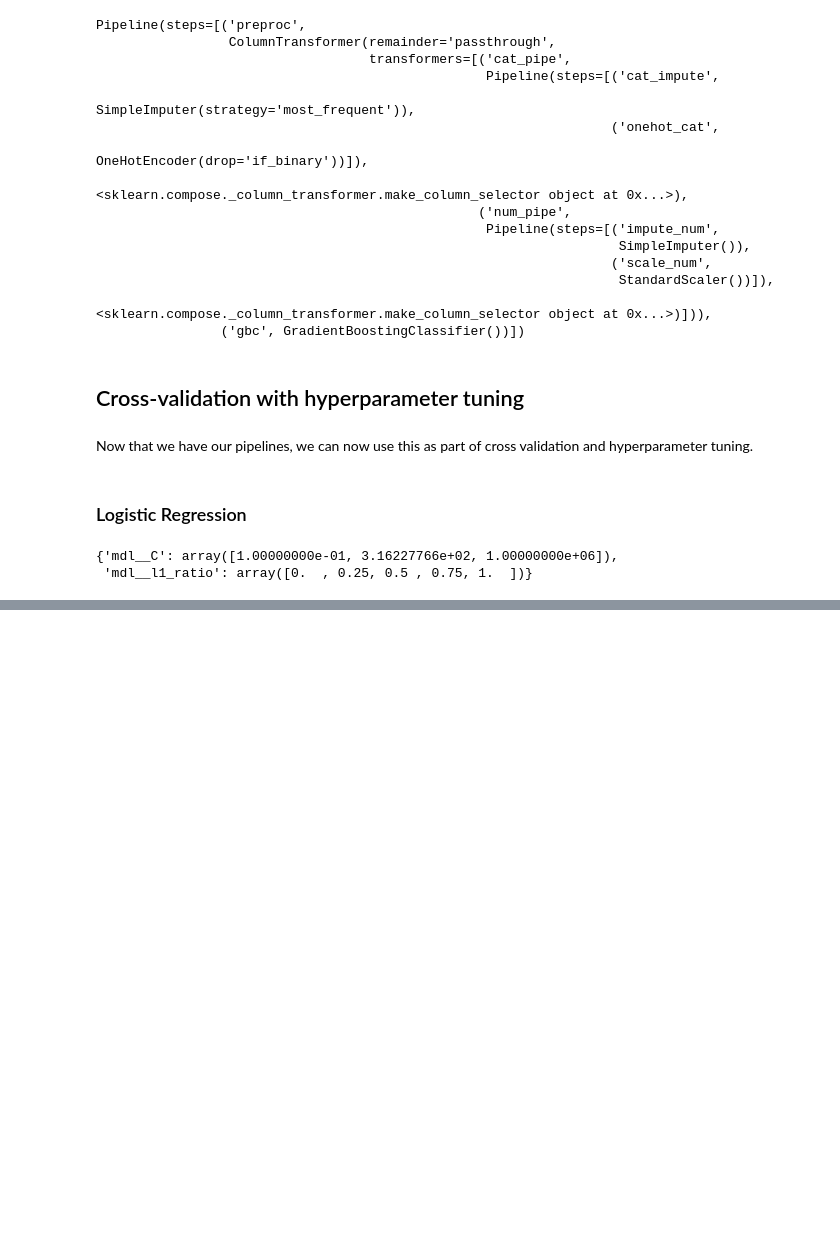
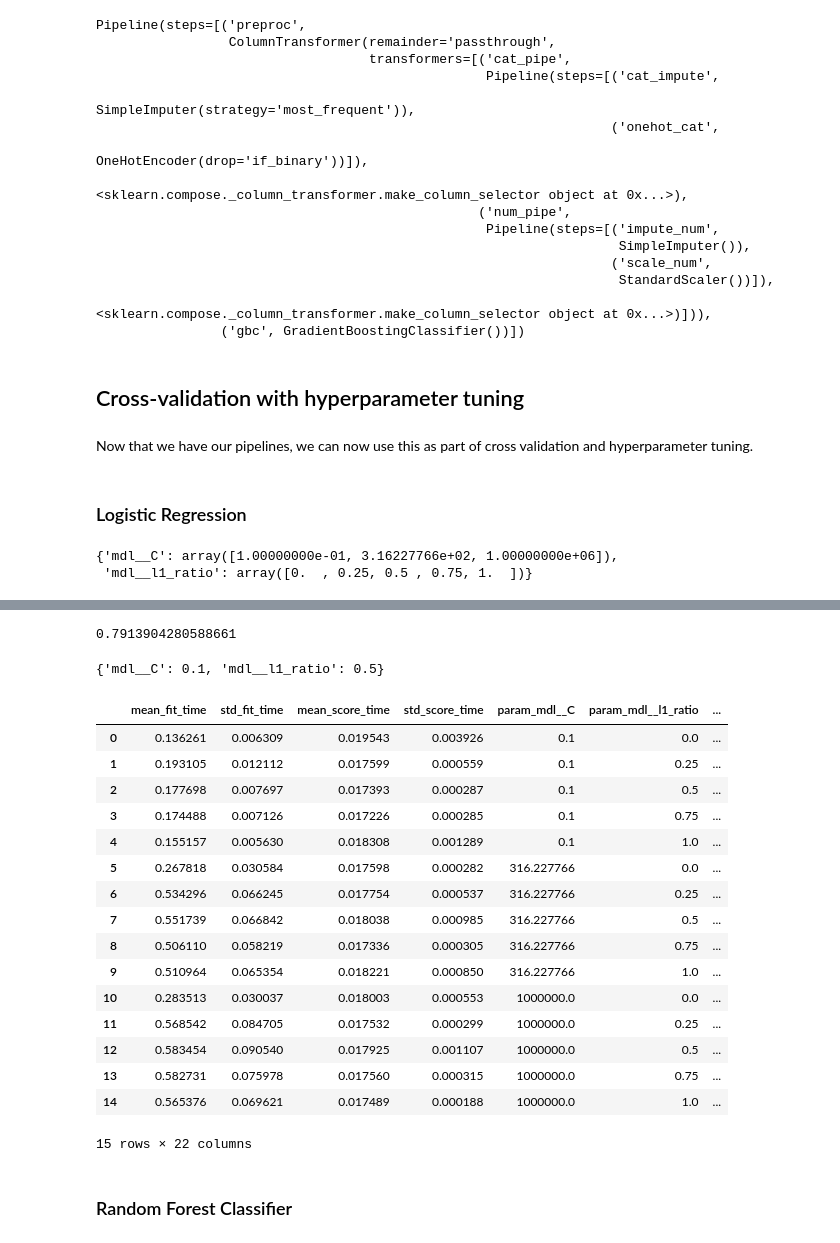
Before and after one commit to vanderbilt-ml/50-shah-mlproj-traffic-accidents, a Jupyter notebook: TrafficAccidents.ipynb, the cells around one changed output, grey strips where cells are left out. Saved outputs shown, nothing was run; the diff lists cells and outputs as text; code cells hidden in the pictures; blank space fills up the shorter version.

```diff
--- a/TrafficAccidents.ipynb
+++ b/TrafficAccidents.ipynb
@@ -399,0 +400,28 @@ ValueError: Found unknown categories ['MOTOR VEHICLE IN TRANSPORT;PARKED MOTOR V
+# %%
+print(grid_search_lg.best_score_)
+grid_search_lg.best_params_
+# %% [output]
+0.7913904280588661
+{'mdl__C': 0.1, 'mdl__l1_ratio': 0.5}
+# %%
+pd.DataFrame(grid_search_lg.cv_results_)
+# %% [output]
+|  | mean_fit_time | std_fit_time | mean_score_time | std_score_time | param_mdl__C | param_mdl__l1_ratio | ... |
+| 0 | 0.136261 | 0.006309 | 0.019543 | 0.003926 | 0.1 | 0.0 | ... |
+| 1 | 0.193105 | 0.012112 | 0.017599 | 0.000559 | 0.1 | 0.25 | ... |
+| 2 | 0.177698 | 0.007697 | 0.017393 | 0.000287 | 0.1 | 0.5 | ... |
+| 3 | 0.174488 | 0.007126 | 0.017226 | 0.000285 | 0.1 | 0.75 | ... |
+| 4 | 0.155157 | 0.005630 | 0.018308 | 0.001289 | 0.1 | 1.0 | ... |
+| 5 | 0.267818 | 0.030584 | 0.017598 | 0.000282 | 316.227766 | 0.0 | ... |
+| 6 | 0.534296 | 0.066245 | 0.017754 | 0.000537 | 316.227766 | 0.25 | ... |
+| 7 | 0.551739 | 0.066842 | 0.018038 | 0.000985 | 316.227766 | 0.5 | ... |
+| 8 | 0.506110 | 0.058219 | 0.017336 | 0.000305 | 316.227766 | 0.75 | ... |
+| 9 | 0.510964 | 0.065354 | 0.018221 | 0.000850 | 316.227766 | 1.0 | ... |
+| 10 | 0.283513 | 0.030037 | 0.018003 | 0.000553 | 1000000.0 | 0.0 | ... |
+| 11 | 0.568542 | 0.084705 | 0.017532 | 0.000299 | 1000000.0 | 0.25 | ... |
+| 12 | 0.583454 | 0.090540 | 0.017925 | 0.001107 | 1000000.0 | 0.5 | ... |
+| 13 | 0.582731 | 0.075978 | 0.017560 | 0.000315 | 1000000.0 | 0.75 | ... |
+| 14 | 0.565376 | 0.069621 | 0.017489 | 0.000188 | 1000000.0 | 1.0 | ... |
+15 rows × 22 columns
+# %% [markdown]
+### Random Forest Classifier
```
Also changed, not shown: parts of 74 cells of this notebook.
